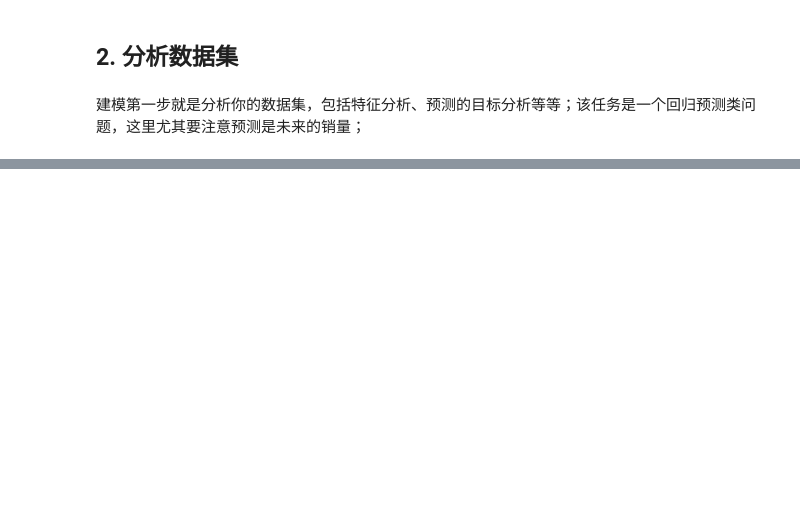
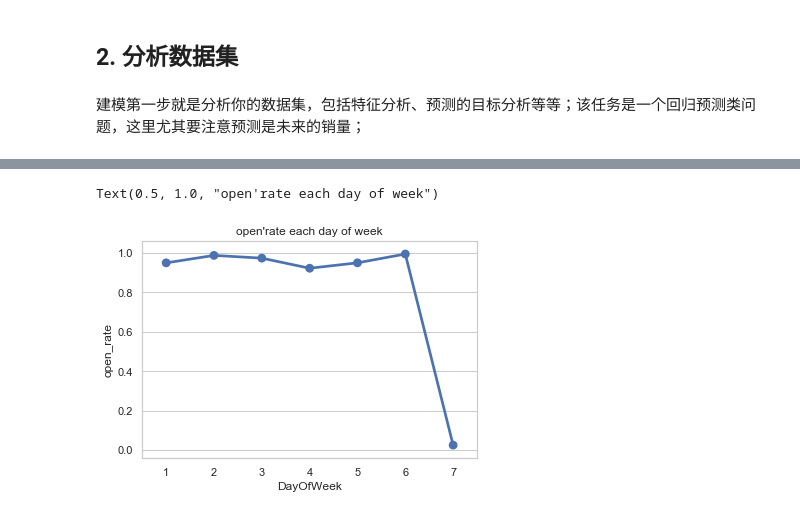
Before and after one commit to duzeng/MLND_CN_Capstone, a Jupyter notebook: Capstone_Project.ipynb, the cells around one changed output, grey strips where cells are left out. Drawn from its saved outputs; the diff is of its cells as text; code cells hidden in the pictures; blank space fills up the shorter version.

```diff
--- a/Capstone_Project.ipynb
+++ b/Capstone_Project.ipynb
@@ -237,0 +332,7 @@ memory usage: 87.2+ KB
+# %%
+group_open_by_dayofweek=data_train_store.groupby('DayOfWeek')['Open'].mean().reset_index().rename(columns={'Open':'open_rate'})
+sns.pointplot(data=group_open_by_dayofweek,x='DayOfWeek',y='open_rate')
+plt.title('open\'rate each day of week')
+# %% [output]
+Text(0.5, 1.0, "open'rate each day of week")
+[figure, added]
```
Also changed, not shown: parts of 23 cells of this notebook.
